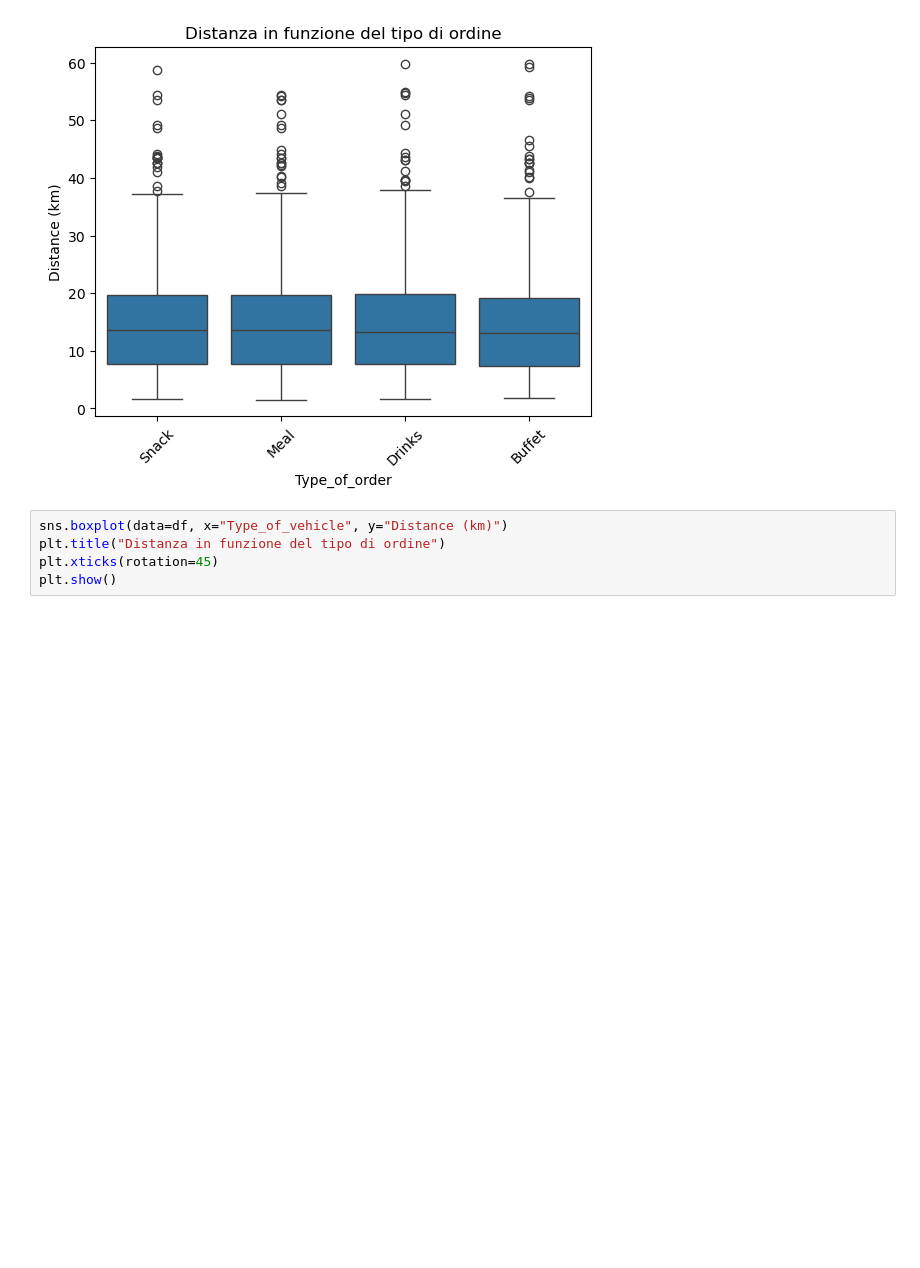
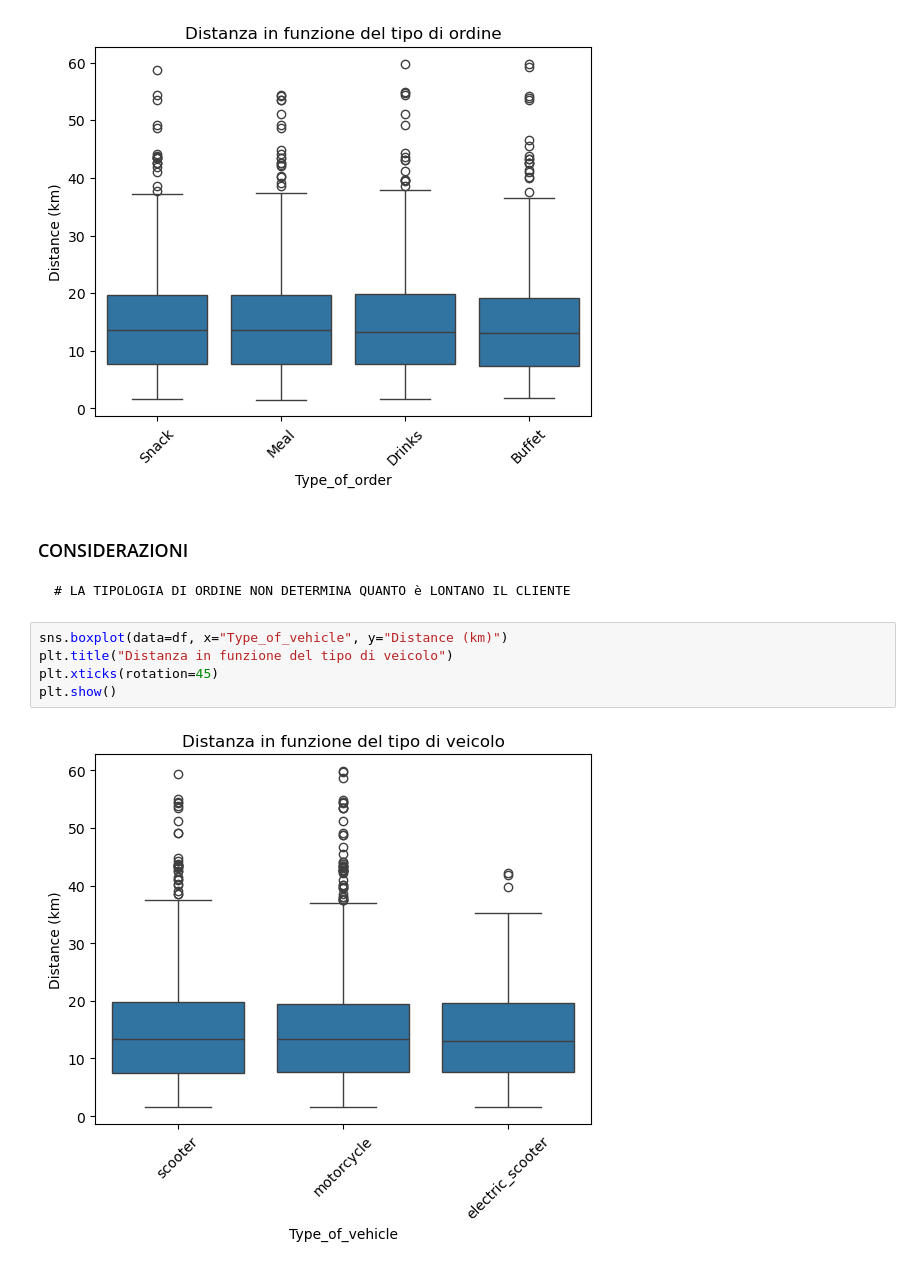
Before and after one commit to McNuggetsIT/FoodDeliveryTime, a Jupyter notebook: Fdt.ipynb, the cells around one changed output. Drawn from its saved outputs; the diff is of its cells as text; blank space fills up the shorter version.

```diff
--- a/Fdt.ipynb
+++ b/Fdt.ipynb
@@ -338,8 +338,13 @@ plt.xticks(rotation=45)
 plt.show()
 # %% [output]
 [figure]
+# %% [markdown]
+### CONSIDERAZIONI
+    # LA TIPOLOGIA DI ORDINE NON DETERMINA QUANTO è LONTANO IL CLIENTE
 # %%
 sns.boxplot(data=df, x="Type_of_vehicle", y="Distance (km)")
-plt.title("Distanza in funzione del tipo di ordine")
+plt.title("Distanza in funzione del tipo di veicolo")
 plt.xticks(rotation=45)
 plt.show()
+# %% [output]
+[figure, added]
```
Also changed, not shown: parts of 1 cell of this notebook.
